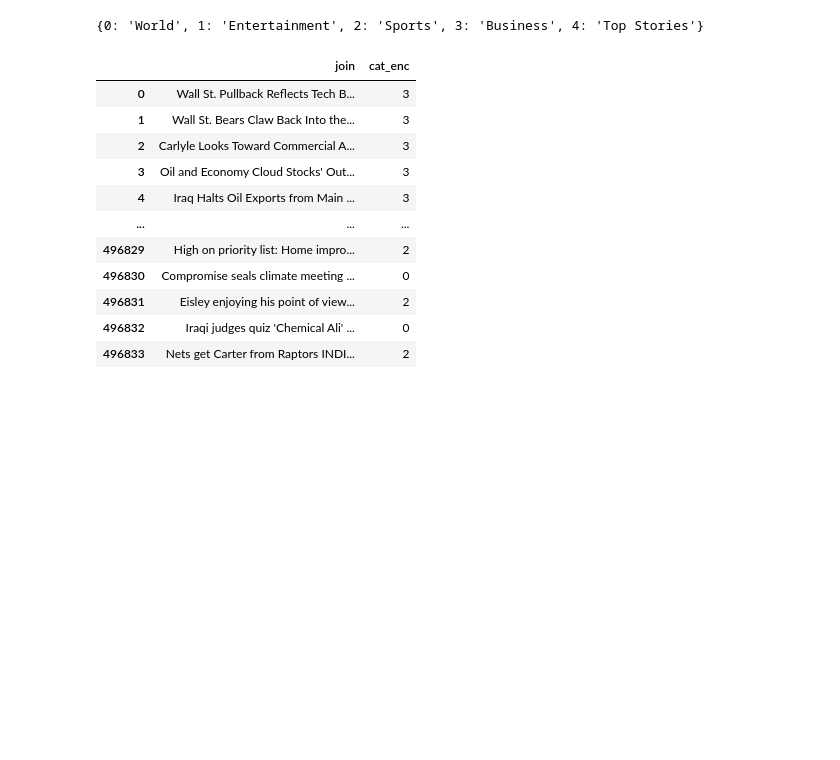
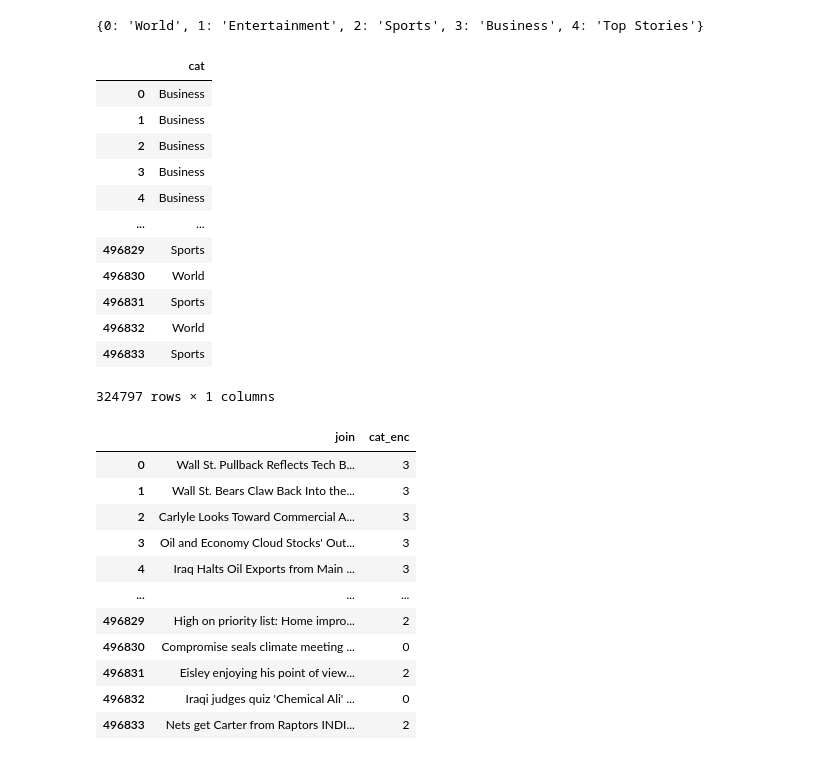
Before and after one commit to krisivarga/deep_learning_HW_big, a Jupyter notebook: get_data.ipynb, the cells around one changed output. Drawn from its saved outputs; the diff is of its cells as text; code cells hidden in the pictures; blank space fills up the shorter version.

```diff
--- a/get_data.ipynb
+++ b/get_data.ipynb
@@ -276,11 +237,0 @@ Successfully installed huggingface-hub-0.2.0 pyyaml-6.0 sacremoses-0.0.46 tokeni
-# %%
-def tr(bt,reg,title,sz):
-  a = bt.tokenize(title + " " + sz)
-  r = []
-  for s in a:
-    if reg.match(s) is not None:
-      r.append(s)
-  return r
-
-df_selected['berttoken'] = df_selected.apply(lambda row: tr(btokenizer, regex, str(row['title']), str(row['desc'])), axis=1)
-df_selected
@@ -301,19 +237,0 @@ df_selected
-# %%
-def bertenc(bt,title,sz):
-  text_to_encode = title + " " + sz
-  a = bt.encode_plus(
-            text_to_encode,
-            max_length= 512,
-            add_special_tokens=True,
-            return_token_type_ids=False,
-            padding="max_length",
-            truncation = True,
-            return_attention_mask=False
-        )
-  ids = a['input_ids']
-  return ids
-
-df_selected['bertencodeplus'] = df_selected.apply(lambda row: bertenc(btokenizer, str(row['title']), str(row['desc'])), axis=1)
-
-df_selected.to_csv("df_selected_export.csv", index=False, sep="\t")
-df_selected
@@ -391,10 +247,28 @@ for s in selected_cats:
   i = i + 1
 print(category_dictionary)
 
+cats = pd.DataFrame(df_selected["cat"])
+
 df_selected['cat_enc'] = df_selected.apply(lambda row: cat_rev_dict[str(row['cat'])] , axis=1)
 df_selected['join'] = df_selected['title']+" "+df_selected['desc']
 # %% [output]
 {0: 'World', 1: 'Entertainment', 2: 'Sports', 3: 'Business', 4: 'Top Stories'}
+# %%
+cats
+# %% [output]
+|  | cat |
+| 0 | Business |
+| 1 | Business |
+| 2 | Business |
+| 3 | Business |
+| 4 | Business |
+| ... | ... |
+| 496829 | Sports |
+| 496830 | World |
+| 496831 | Sports |
+| 496832 | World |
+| 496833 | Sports |
+324797 rows × 1 columns
 # %%
 df_selected['join'] = df_selected['title']+" "+df_selected['desc']
 df_selected_sel = df_selected[["join","cat_enc"]]
```
Also changed, not shown: parts of 12 cells of this notebook.
